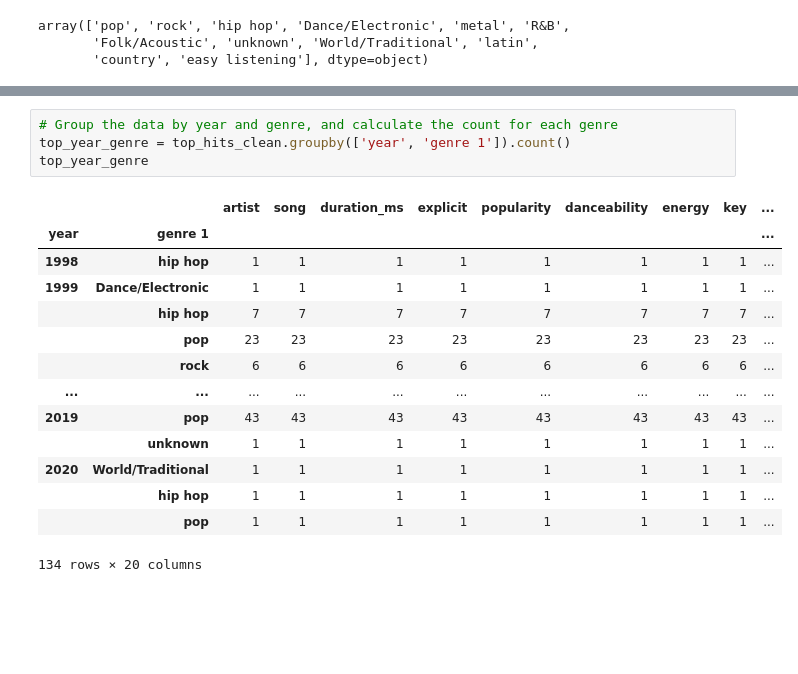
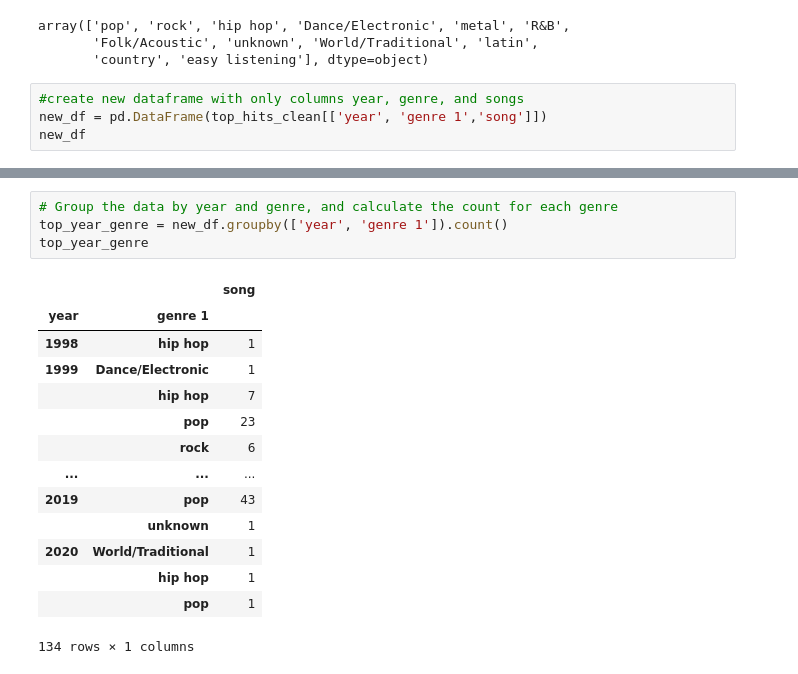
Before and after one commit to joseph-karadakis/GitGud, a Jupyter notebook: JTL_top_hits_genres.ipynb, the cells around one changed output, grey strips where cells are left out. Cells and saved outputs as stored; diff of their text form; blank space fills up the shorter version.

```diff
--- a/JTL_top_hits_genres.ipynb
+++ b/JTL_top_hits_genres.ipynb
@@ -128,3 +128,7 @@ unique_genre
 array(['pop', 'rock', 'hip hop', 'Dance/Electronic', 'metal', 'R&B',
        'Folk/Acoustic', 'unknown', 'World/Traditional', 'latin',
        'country', 'easy listening'], dtype=object)
+# %%
+#create new dataframe with only columns year, genre, and songs
+new_df = pd.DataFrame(top_hits_clean[['year', 'genre 1','song']])
+new_df
@@ -131,22 +149,22 @@ array(['pop', 'rock', 'hip hop', 'Dance/Electronic', 'metal', 'R&B',
 # %%
 # Group the data by year and genre, and calculate the count for each genre
-top_year_genre = top_hits_clean.groupby(['year', 'genre 1']).count()
+top_year_genre = new_df.groupby(['year', 'genre 1']).count()
 top_year_genre
 # %% [output]
-|  |  | artist | song | duration_ms | explicit | popularity | danceability | energy | key | ... |
-| year | genre 1 |  |  |  |  |  |  |  |  | ... |
-| 1998 | hip hop | 1 | 1 | 1 | 1 | 1 | 1 | 1 | 1 | ... |
-| 1999 | Dance/Electronic | 1 | 1 | 1 | 1 | 1 | 1 | 1 | 1 | ... |
-|  | hip hop | 7 | 7 | 7 | 7 | 7 | 7 | 7 | 7 | ... |
-|  | pop | 23 | 23 | 23 | 23 | 23 | 23 | 23 | 23 | ... |
-|  | rock | 6 | 6 | 6 | 6 | 6 | 6 | 6 | 6 | ... |
-| ... | ... | ... | ... | ... | ... | ... | ... | ... | ... | ... |
-| 2019 | pop | 43 | 43 | 43 | 43 | 43 | 43 | 43 | 43 | ... |
-|  | unknown | 1 | 1 | 1 | 1 | 1 | 1 | 1 | 1 | ... |
-| 2020 | World/Traditional | 1 | 1 | 1 | 1 | 1 | 1 | 1 | 1 | ... |
-|  | hip hop | 1 | 1 | 1 | 1 | 1 | 1 | 1 | 1 | ... |
-|  | pop | 1 | 1 | 1 | 1 | 1 | 1 | 1 | 1 | ... |
+|  |  | song |
+| year | genre 1 |  |
+| 1998 | hip hop | 1 |
+| 1999 | Dance/Electronic | 1 |
+|  | hip hop | 7 |
+|  | pop | 23 |
+|  | rock | 6 |
+| ... | ... | ... |
+| 2019 | pop | 43 |
+|  | unknown | 1 |
+| 2020 | World/Traditional | 1 |
+|  | hip hop | 1 |
+|  | pop | 1 |
-134 rows × 20 columns
+134 rows × 1 columns
 # %%
 
 # Plot the genre popularity over time using a stacked bar chart
```
Also changed, not shown: parts of 2 cells of this notebook.
